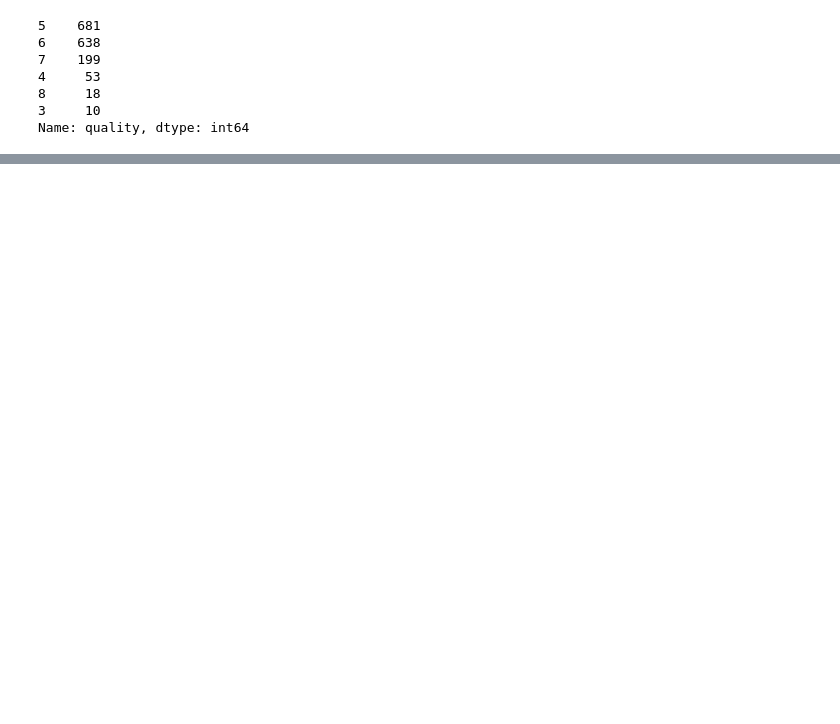
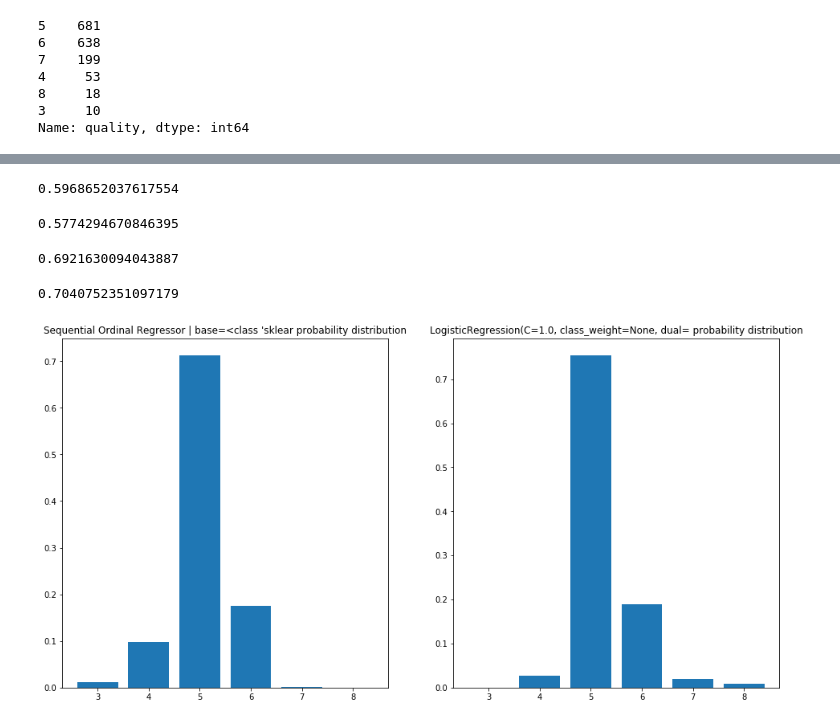
Before and after one commit to ptyshevs/multilayer_perceptron, a Jupyter notebook: ordinal_regression.ipynb, the cells around one changed output, grey strips where cells are left out. Drawn from its saved outputs; the diff is of its cells as text; code cells hidden in the pictures; blank space fills up the shorter version.

Commit message:
Add cv score, worked on ordinal regression

```diff
--- a/ordinal_regression.ipynb
+++ b/ordinal_regression.ipynb
@@ -67,0 +99,2 @@ reg_model = Log
+# %%
+m.fit(X, target)
@@ -67,0 +137,38 @@ reg_model = Log
+# %%
+from sklearn.metrics import accuracy_score
+m = SequentialOrdinalRegressor(LogisticRegression, dict(random_state=42, solver='lbfgs'), random_state=42)
+cv_scores = my_cv_score(m, accuracy_score, X, target, cv=5)
+# %%
+cv_scores.mean()
+# %% [output]
+0.5968652037617554
+# %%
+reg_model = LogisticRegression(multi_class='auto', solver='lbfgs', random_state=42)
+my_cv_score(reg_model, accuracy_score, X, target, cv=5).mean()
+# %% [output]
+0.5774294670846395
+# %%
+m2 = SequentialOrdinalRegressor(RandomForestClassifier, dict(random_state=42, n_estimators=100), random_state=42)
+my_cv_score(m2, accuracy_score, X, target, cv=5, verbose=True).mean()
+# %% [output]
+0.6921630094043887
+# %%
+rf_model = RandomForestClassifier(random_state=42, n_estimators=100)
+my_cv_score(rf_model, accuracy_score, X, target, cv=5, verbose=True).mean()
+# %% [output]
+0.7040752351097179
+# %%
+import matplotlib.pyplot as plt
+
+def compare_distributions(model1, model2, sample):
+    f, ax = plt.subplots(ncols=2, figsize=(16, 8))
+
+    ax[0].bar(target.cat.categories, model1.predict_proba(sample)[0]);
+    ax[0].set_title(f"{repr(model1)[:50]} probability distribution");
+
+    ax[1].bar(target.cat.categories, model2.predict_proba(sample)[0]);
+    ax[1].set_title(f"{repr(model2)[:50]} probability distribution");
+# %%
+compare_distributions(m, reg_model, X.iloc[0,:].values.reshape(1, -1))
+# %% [output]
+[figure, added]
```
Also changed, not shown: parts of 18 cells of this notebook, 1 other file.
